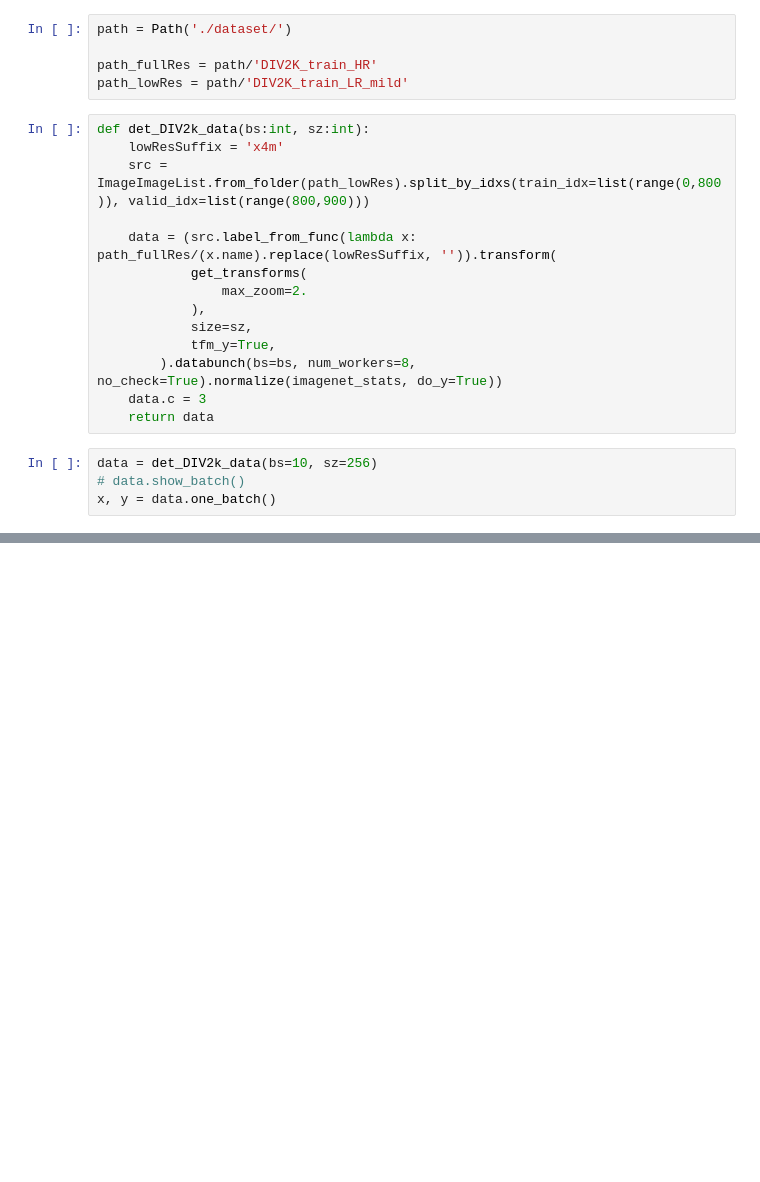
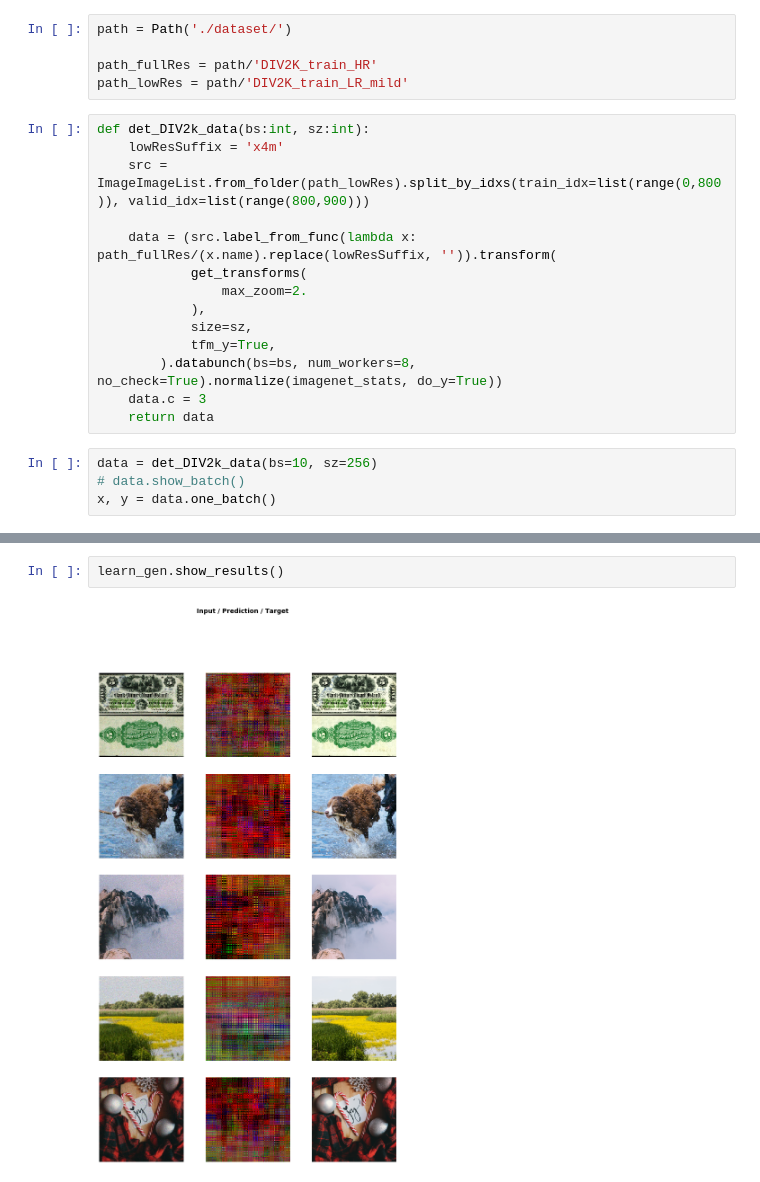
Before and after one commit to mameli/Artifact_Removal_GAN, a Jupyter notebook: test_fid_loss.ipynb, the cells around one changed output, grey strips where cells are left out. Saved outputs shown, nothing was run; the diff lists cells and outputs as text; blank space fills up the shorter version.

```diff
--- a/test_fid_loss.ipynb
+++ b/test_fid_loss.ipynb
@@ -55,0 +90,4 @@ RuntimeError: element 0 of tensors does not require grad and does not have a gra
+# %%
+learn_gen.show_results()
+# %% [output]
+[figure, added]
```
Also changed, not shown: parts of 8 cells of this notebook, 3 other files.
